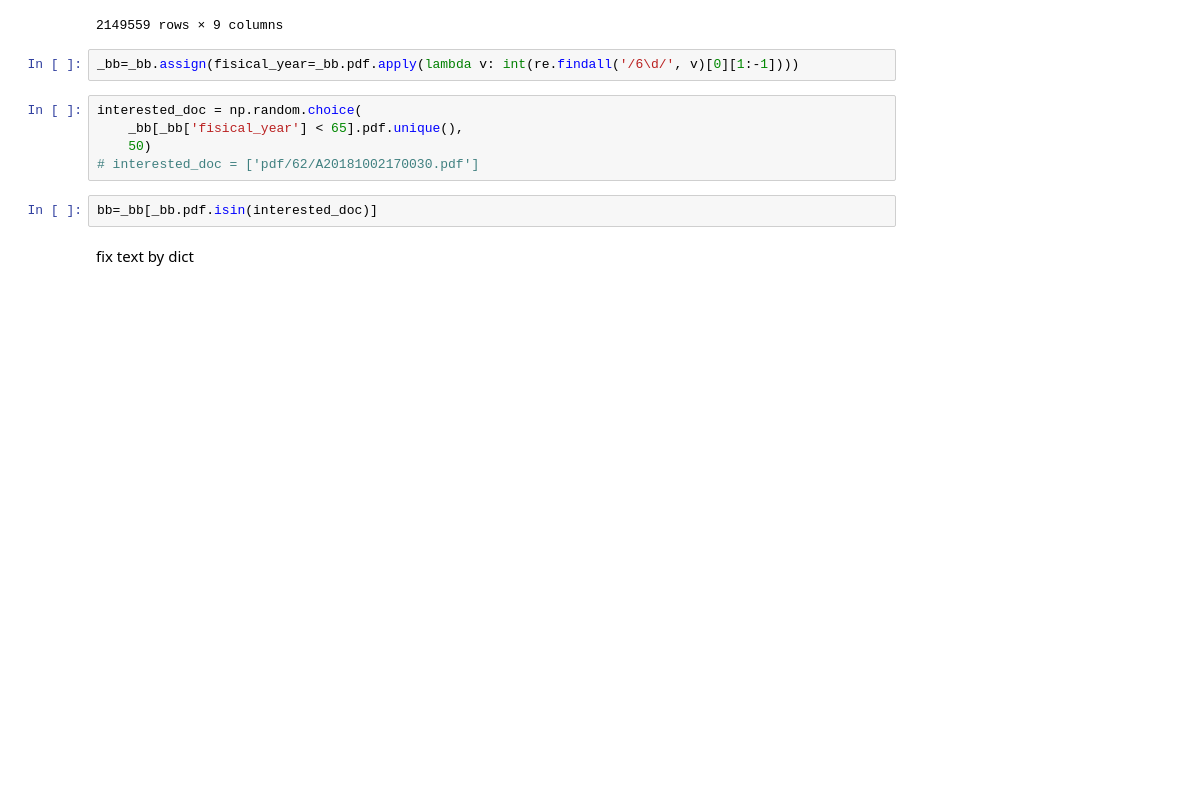
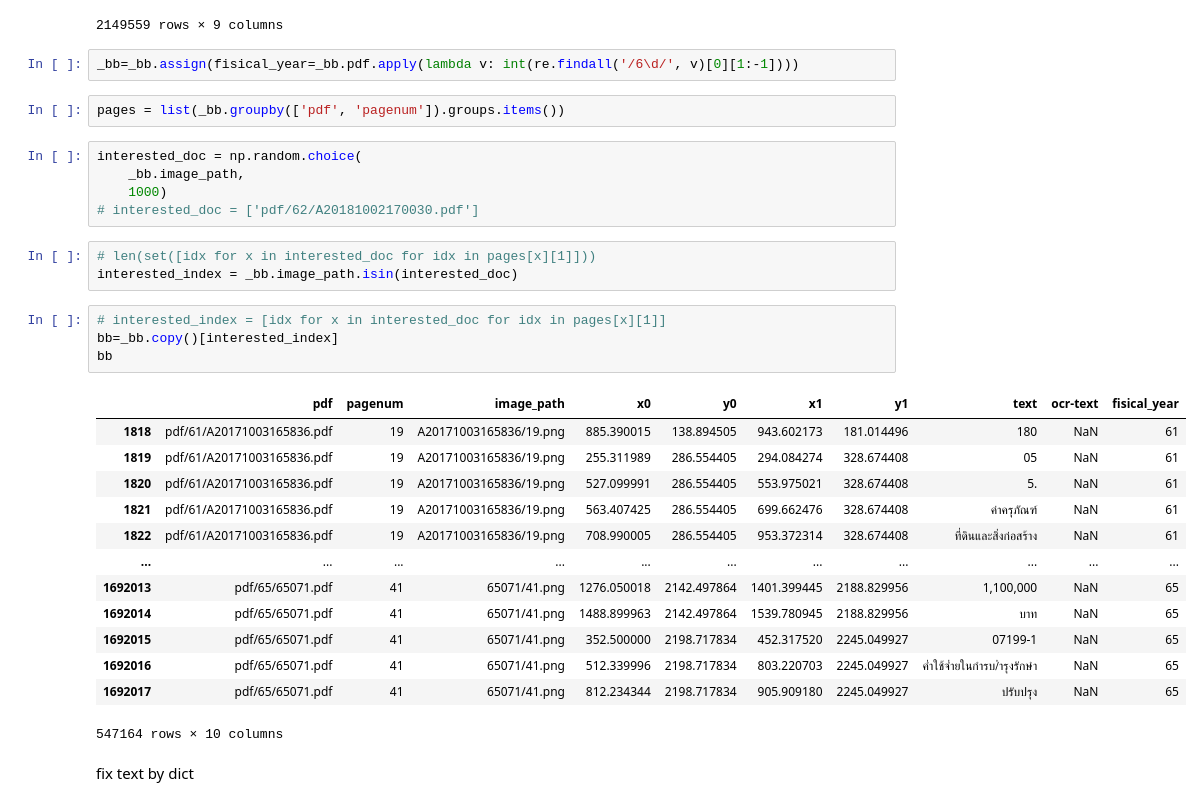
Before and after one commit to napatswift/bkk-budget, a Jupyter notebook: bkk-bud-notebook.ipynb, the cells around one changed output. Drawn from its saved outputs; the diff is of its cells as text; blank space fills up the shorter version.

```diff
--- a/bkk-bud-notebook.ipynb
+++ b/bkk-bud-notebook.ipynb
@@ -37,13 +37,34 @@ _bb
 2149559 rows × 9 columns
 # %%
 _bb=_bb.assign(fisical_year=_bb.pdf.apply(lambda v: int(re.findall('/6\d/', v)[0][1:-1])))
+# %%
+pages = list(_bb.groupby(['pdf', 'pagenum']).groups.items())
 # %%
 interested_doc = np.random.choice(
-    _bb[_bb['fisical_year'] < 65].pdf.unique(),
-    50)
+    _bb.image_path,
+    1000)
 # interested_doc = ['pdf/62/A20181002170030.pdf']
+# %%
+# len(set([idx for x in interested_doc for idx in pages[x][1]]))
+interested_index = _bb.image_path.isin(interested_doc)
 # %%
-bb=_bb[_bb.pdf.isin(interested_doc)]
+# interested_index = [idx for x in interested_doc for idx in pages[x][1]]
+bb=_bb.copy()[interested_index]
+bb
+# %% [output]
+|  | pdf | pagenum | image_path | x0 | y0 | x1 | y1 | text | ocr-text | fisical_year |
+| 1818 | pdf/61/A20171003165836.pdf | 19 | A20171003165836/19.png | 885.390015 | 138.894505 | 943.602173 | 181.014496 | 180 | NaN | 61 |
+| 1819 | pdf/61/A20171003165836.pdf | 19 | A20171003165836/19.png | 255.311989 | 286.554405 | 294.084274 | 328.674408 | 05 | NaN | 61 |
+| 1820 | pdf/61/A20171003165836.pdf | 19 | A20171003165836/19.png | 527.099991 | 286.554405 | 553.975021 | 328.674408 | 5. | NaN | 61 |
+| 1821 | pdf/61/A20171003165836.pdf | 19 | A20171003165836/19.png | 563.407425 | 286.554405 | 699.662476 | 328.674408 | ค่าครุภัณฑ์ | NaN | 61 |
+| 1822 | pdf/61/A20171003165836.pdf | 19 | A20171003165836/19.png | 708.990005 | 286.554405 | 953.372314 | 328.674408 | ที่ดินและสิ่งก่อสร้าง | NaN | 61 |
+| ... | ... | ... | ... | ... | ... | ... | ... | ... | ... | ... |
+| 1692013 | pdf/65/65071.pdf | 41 | 65071/41.png | 1276.050018 | 2142.497864 | 1401.399445 | 2188.829956 | 1,100,000 | NaN | 65 |
+| 1692014 | pdf/65/65071.pdf | 41 | 65071/41.png | 1488.899963 | 2142.497864 | 1539.780945 | 2188.829956 | บาท | NaN | 65 |
+| 1692015 | pdf/65/65071.pdf | 41 | 65071/41.png | 352.500000 | 2198.717834 | 452.317520 | 2245.049927 | 07199-1 | NaN | 65 |
+| 1692016 | pdf/65/65071.pdf | 41 | 65071/41.png | 512.339996 | 2198.717834 | 803.220703 | 2245.049927 | ค่ำใช้จ่ำยในกำรบ/ำรุงรักษำ | NaN | 65 |
+| 1692017 | pdf/65/65071.pdf | 41 | 65071/41.png | 812.234344 | 2198.717834 | 905.909180 | 2245.049927 | ปรับปรุง | NaN | 65 |
+547164 rows × 10 columns
 # %% [markdown]
 fix text by dict
 # %%
```
Also changed, not shown: parts of 18 cells of this notebook.
